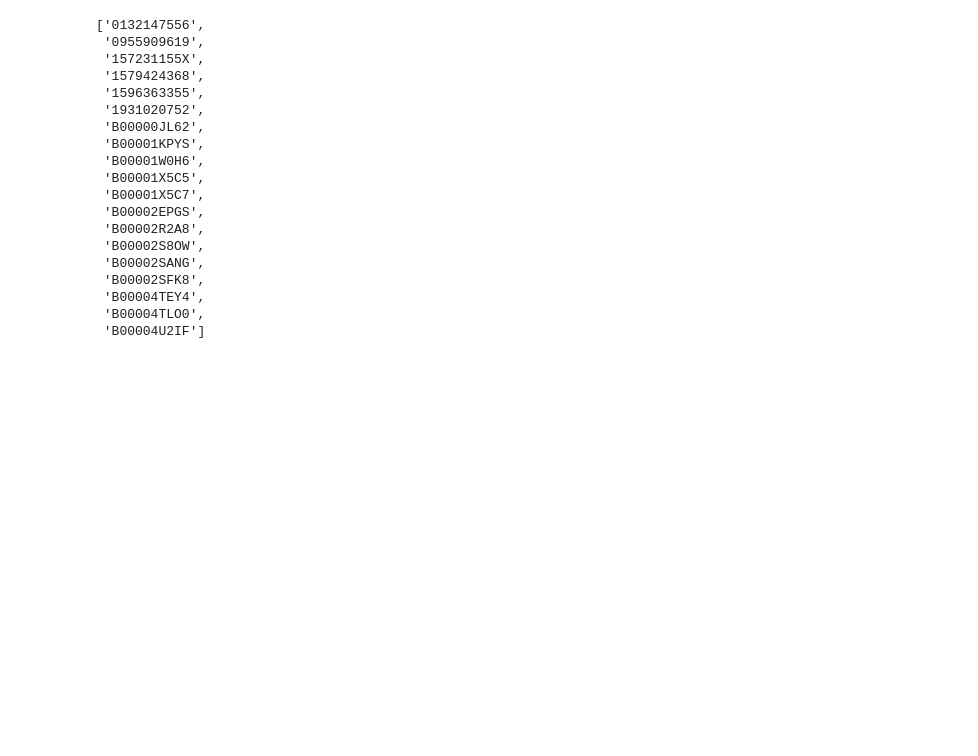
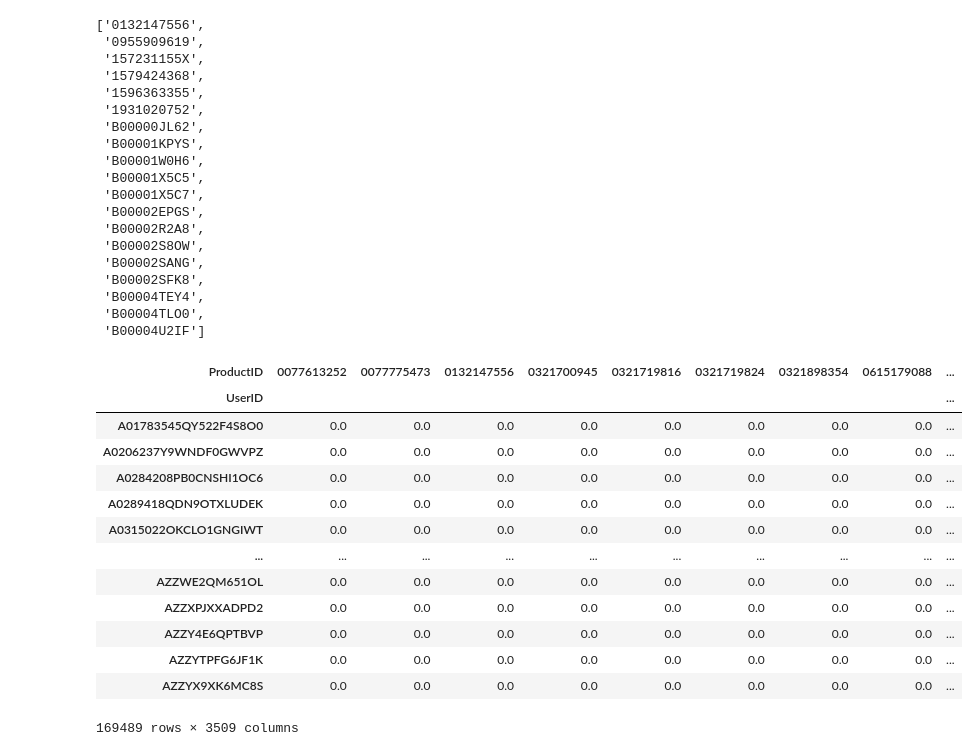
Before and after one commit to smorrow1/data_science_ss_20, a Jupyter notebook: Amzon_Reviews_Recom.ipynb, the cells around one changed output. Cells and saved outputs as stored; diff of their text form; code cells hidden in the pictures; blank space fills up the shorter version.

```diff
--- a/Amzon_Reviews_Recom.ipynb
+++ b/Amzon_Reviews_Recom.ipynb
@@ -463,6 +503,15 @@ class Item_Sim():
 
         return self.correlation_matrix
 
+    def show_corr_matrix(self):
+        #Creates pivot table (sparse matrix)
+        pivot_m = self.df.groupby([self.userid, self.productid])[self.rating].max().unstack()
+
+        #Fills missing values with zeros
+        pivot_m = pivot_m.fillna(value=0)
+
+        return pivot_m
+
     def recommend(self, product):
 
         product_names = list(self.X.index)
@@ -470,7 +519,7 @@ class Item_Sim():
         correlation_product_ID = self.correlation_matrix[product_ID]
 
         recommend = list(self.X.index[correlation_product_ID > 0.65])
-        #Top 25 Recommendations
+        #Top 20 Recommendations
         recommend = recommend[0:19]
 
         return recommend
@@ -506,3 +555,27 @@ km.recommend('0132147556')
  'B00004TEY4',
  'B00004TLO0',
  'B00004U2IF']
+# %%
+#Create smaller dataframe because of memory reasons. In production level one would need to allocate data differently
+df_small_sample = df_small.head(200000)
+#Initializes instance of model
+mm = Item_Sim()
+#Creates model
+mm.create_model(df_small_sample, 'UserID', 'ProductID', 'Rating')
+#Show corr
+mm.show_corr_matrix()
+# %% [output]
+| ProductID | 0077613252 | 0077775473 | 0132147556 | 0321700945 | 0321719816 | 0321719824 | 0321898354 | 0615179088 | ... |
+| UserID |  |  |  |  |  |  |  |  | ... |
+| A01783545QY522F4S8O0 | 0.0 | 0.0 | 0.0 | 0.0 | 0.0 | 0.0 | 0.0 | 0.0 | ... |
+| A0206237Y9WNDF0GWVPZ | 0.0 | 0.0 | 0.0 | 0.0 | 0.0 | 0.0 | 0.0 | 0.0 | ... |
+| A0284208PB0CNSHI1OC6 | 0.0 | 0.0 | 0.0 | 0.0 | 0.0 | 0.0 | 0.0 | 0.0 | ... |
+| A0289418QDN9OTXLUDEK | 0.0 | 0.0 | 0.0 | 0.0 | 0.0 | 0.0 | 0.0 | 0.0 | ... |
+| A0315022OKCLO1GNGIWT | 0.0 | 0.0 | 0.0 | 0.0 | 0.0 | 0.0 | 0.0 | 0.0 | ... |
+| ... | ... | ... | ... | ... | ... | ... | ... | ... | ... |
+| AZZWE2QM651OL | 0.0 | 0.0 | 0.0 | 0.0 | 0.0 | 0.0 | 0.0 | 0.0 | ... |
+| AZZXPJXXADPD2 | 0.0 | 0.0 | 0.0 | 0.0 | 0.0 | 0.0 | 0.0 | 0.0 | ... |
+| AZZY4E6QPTBVP | 0.0 | 0.0 | 0.0 | 0.0 | 0.0 | 0.0 | 0.0 | 0.0 | ... |
+| AZZYTPFG6JF1K | 0.0 | 0.0 | 0.0 | 0.0 | 0.0 | 0.0 | 0.0 | 0.0 | ... |
+| AZZYX9XK6MC8S | 0.0 | 0.0 | 0.0 | 0.0 | 0.0 | 0.0 | 0.0 | 0.0 | ... |
+169489 rows × 3509 columns
```
Also changed, not shown: parts of 14 cells of this notebook.
